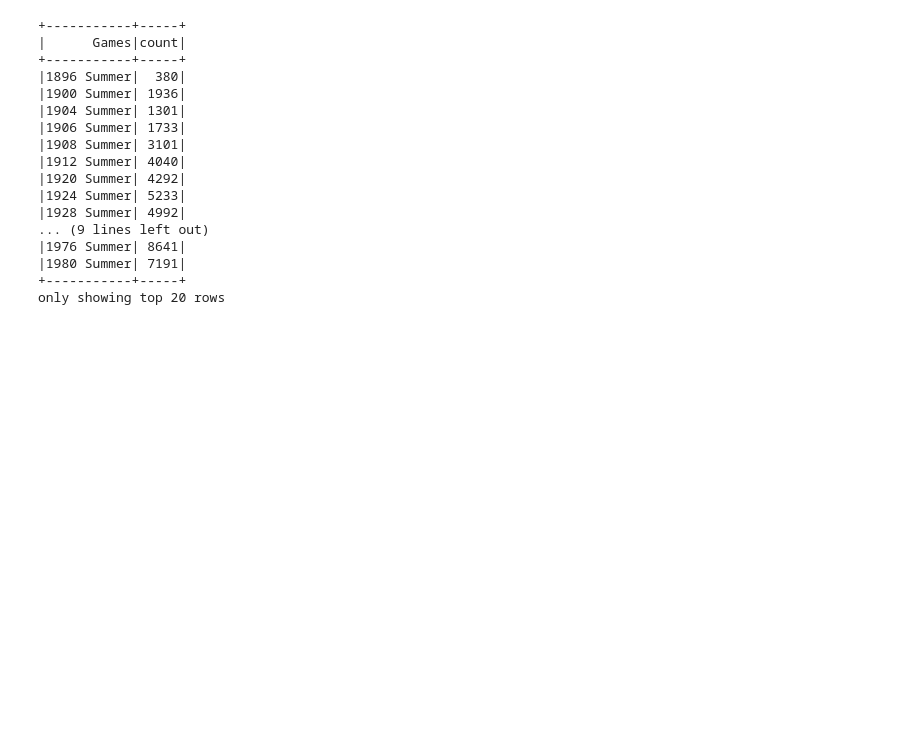
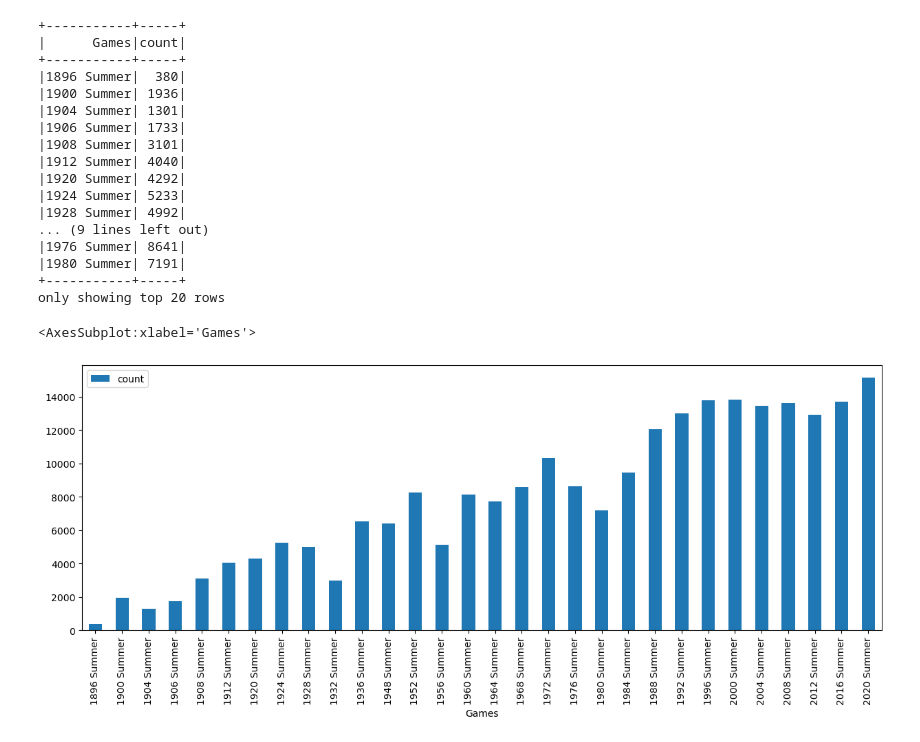
Before and after one commit to binda7/OG_pandas_pySpark_compare, a Jupyter notebook: Summer_Athletes_Olimpics_Analytics_PySpark_and_MatPlotLib.ipynb, the cells around one changed output. Drawn from its saved outputs; the diff is of its cells as text; code cells hidden in the pictures; blank space fills up the shorter version.

```diff
--- a/Summer_Athletes_Olimpics_Analytics_PySpark_and_MatPlotLib.ipynb
+++ b/Summer_Athletes_Olimpics_Analytics_PySpark_and_MatPlotLib.ipynb
@@ -318,3 +322,13 @@ games.orderBy("Games", ascending=True).show()
 |1980 Summer| 7191|
 +-----------+-----+
 only showing top 20 rows
+# %%
+games = games.orderBy("Games", ascending=True)
+games_pd = games.toPandas()
+
+games_pd.plot(kind='bar', x='Games', y='count', figsize=(15,5))
+
+# Time = 1.7s
+# %% [output]
+<AxesSubplot:xlabel='Games'>
+[figure, added]
```
Also changed, not shown: parts of 5 cells of this notebook.
